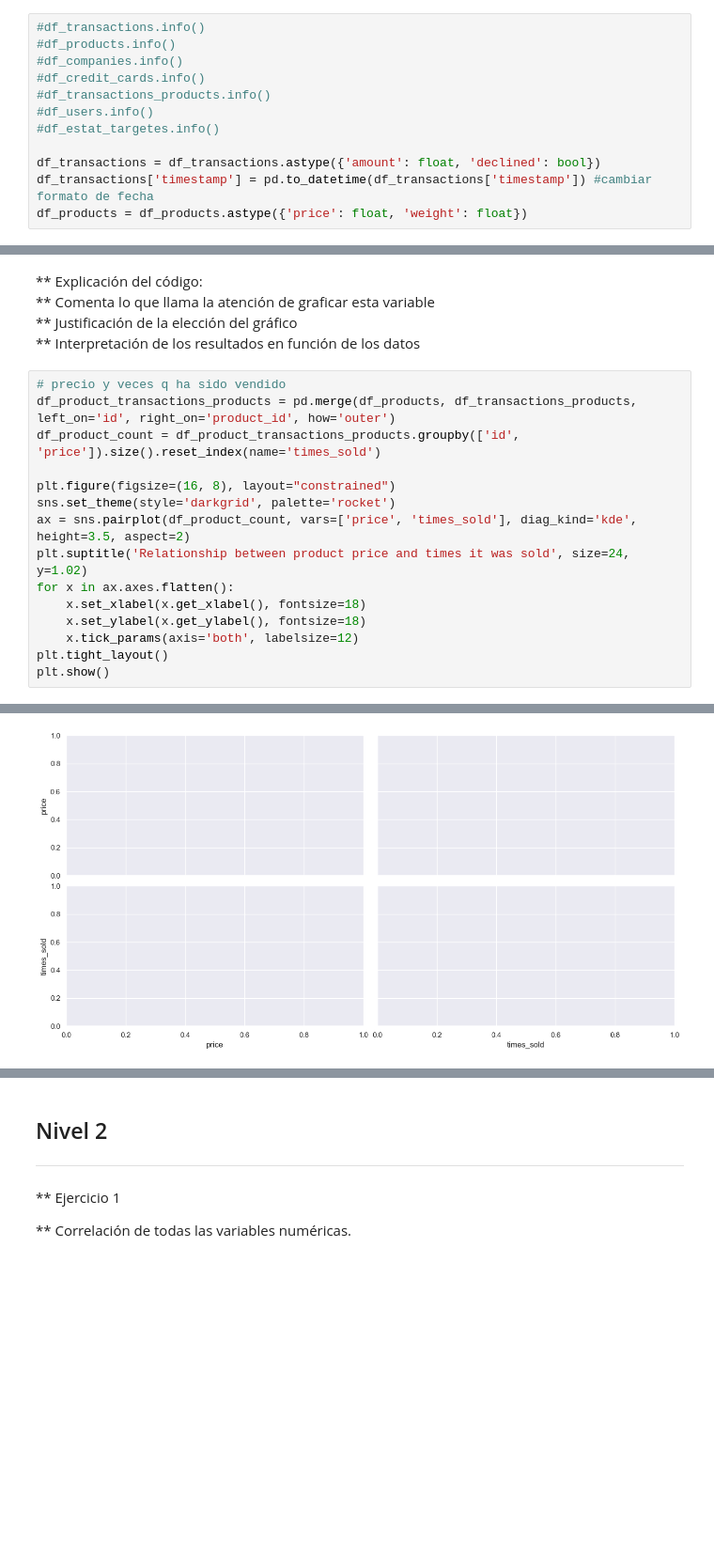
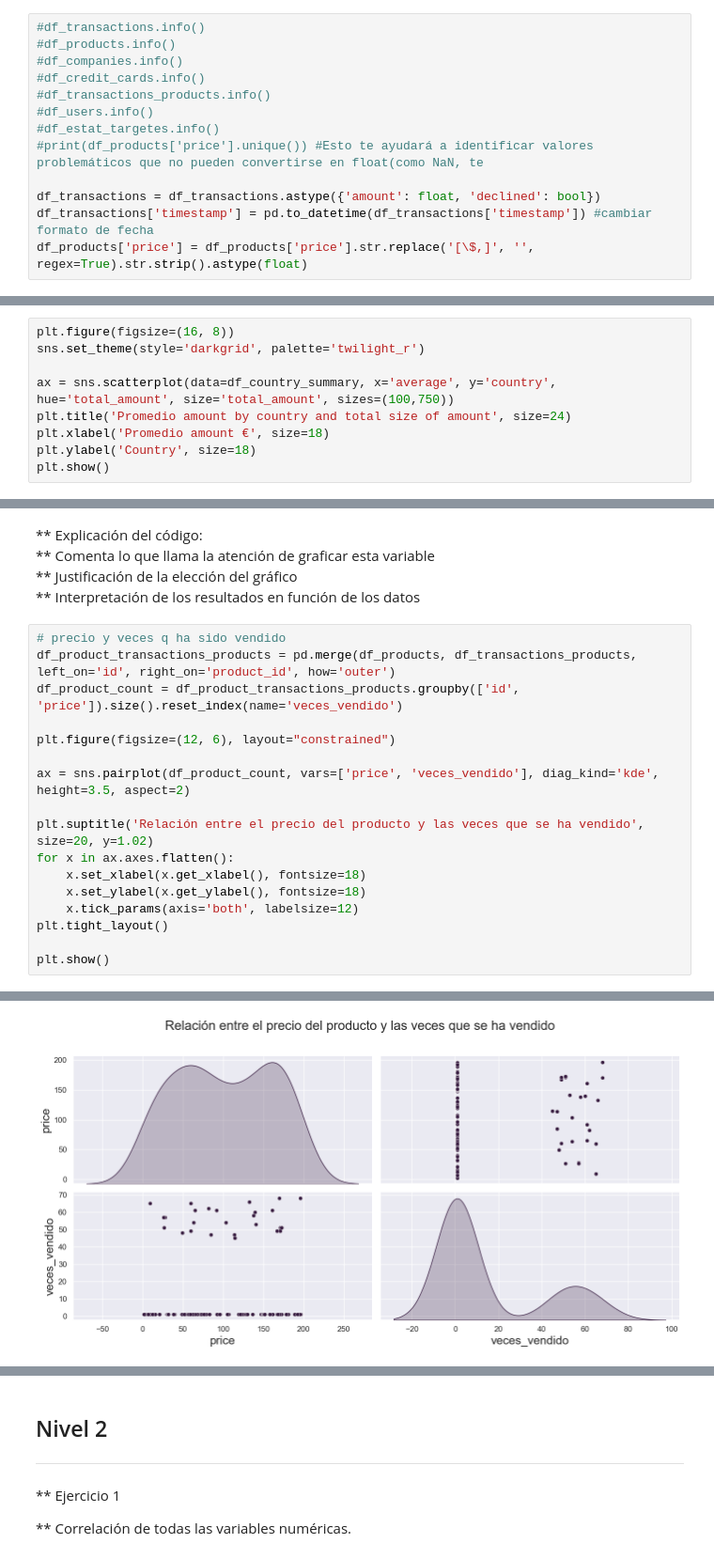
Before and after one commit to MailinV/Sprint_8_MV, a Jupyter notebook: Sprint8_MV.ipynb, the cells around one changed output, grey strips where cells are left out. Shown at 94% size. Saved outputs shown, nothing was run; the diff lists cells and outputs as text; blank space fills up the shorter version.

```diff
--- a/Sprint8_MV.ipynb
+++ b/Sprint8_MV.ipynb
@@ -143,8 +144,9 @@ MySQL connection is closed
 #df_transactions_products.info()
 #df_users.info()
 #df_estat_targetes.info()
+#print(df_products['price'].unique()) #Esto te ayudará a identificar valores problemáticos que no pueden convertirse en float(como NaN, te
 
 df_transactions = df_transactions.astype({'amount': float, 'declined': bool})
 df_transactions['timestamp'] = pd.to_datetime(df_transactions['timestamp']) #cambiar formato de fecha
-df_products = df_products.astype({'price': float, 'weight': float})
+df_products['price'] = df_products['price'].str.replace('[\$,]', '', regex=True).str.strip().astype(float)
 # %% [output]
@@ -411,6 +413,15 @@ Passing `palette` without assigning `hue` is deprecated and will be removed in v
 ** Comenta lo que llama la atención de graficar esta variable<br>
 ** Justificación de la elección del gráfico <br>
 ** Interpretación de los resultados en función de los datos<br>
+# %%
+plt.figure(figsize=(16, 8))
+sns.set_theme(style='darkgrid', palette='twilight_r')
+
+ax = sns.scatterplot(data=df_country_summary, x='average', y='country', hue='total_amount', size='total_amount', sizes=(100,750))
+plt.title('Promedio amount by country and total size of amount', size=24)
+plt.xlabel('Promedio amount €', size=18)
+plt.ylabel('Country', size=18)
+plt.show()
 # %%
 # Unir transactions con companies
 df_transactions_companies = pd.merge(df_transactions, df_companies, left_on='business_id', right_on='company_id')
@@ -454,16 +465,18 @@ plt.show()
 # %%
 # precio y veces q ha sido vendido
 df_product_transactions_products = pd.merge(df_products, df_transactions_products, left_on='id', right_on='product_id', how='outer')
-df_product_count = df_product_transactions_products.groupby(['id', 'price']).size().reset_index(name='times_sold')
+df_product_count = df_product_transactions_products.groupby(['id', 'price']).size().reset_index(name='veces_vendido')
 
-plt.figure(figsize=(16, 8), layout="constrained")
-sns.set_theme(style='darkgrid', palette='rocket')
-ax = sns.pairplot(df_product_count, vars=['price', 'times_sold'], diag_kind='kde', height=3.5, aspect=2)
-plt.suptitle('Relationship between product price and times it was sold', size=24, y=1.02)
+plt.figure(figsize=(12, 6), layout="constrained")
+
+ax = sns.pairplot(df_product_count, vars=['price', 'veces_vendido'], diag_kind='kde', height=3.5, aspect=2)
+
+plt.suptitle('Relación entre el precio del producto y las veces que se ha vendido', size=20, y=1.02)
 for x in ax.axes.flatten():
     x.set_xlabel(x.get_xlabel(), fontsize=18)
     x.set_ylabel(x.get_ylabel(), fontsize=18)
     x.tick_params(axis='both', labelsize=12)
 plt.tight_layout()
+
 plt.show()
 # %% [output]
@@ -472 +484 @@ TypeError: The x variable is categorical, but one of ['numeric', 'datetime'] is
-[figure, old version]
+[figure, new version]
```
Also changed, not shown: parts of 21 cells of this notebook.
